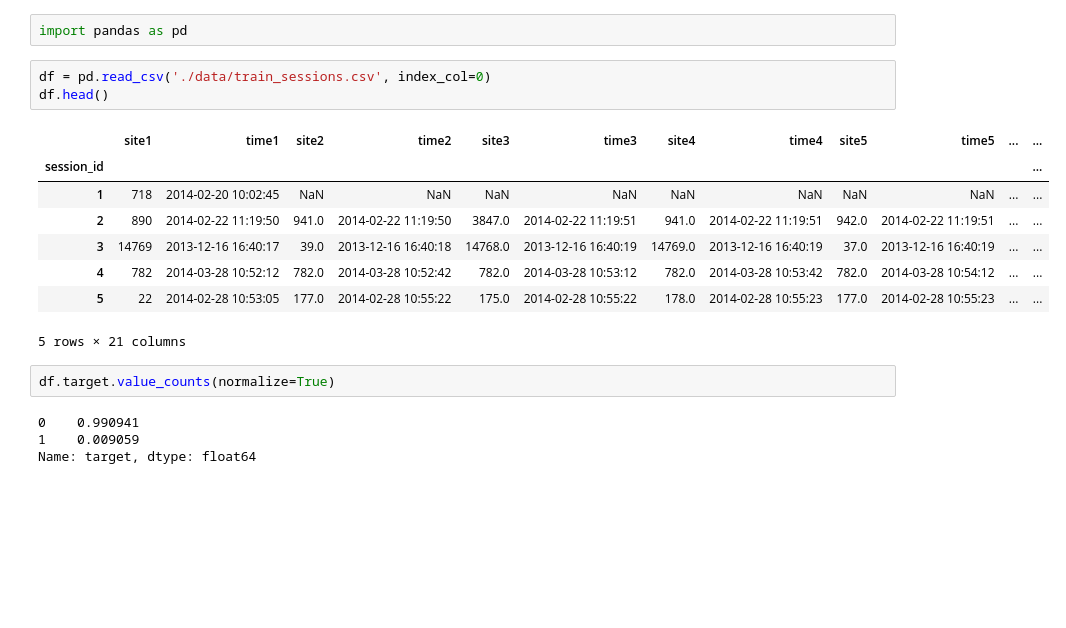
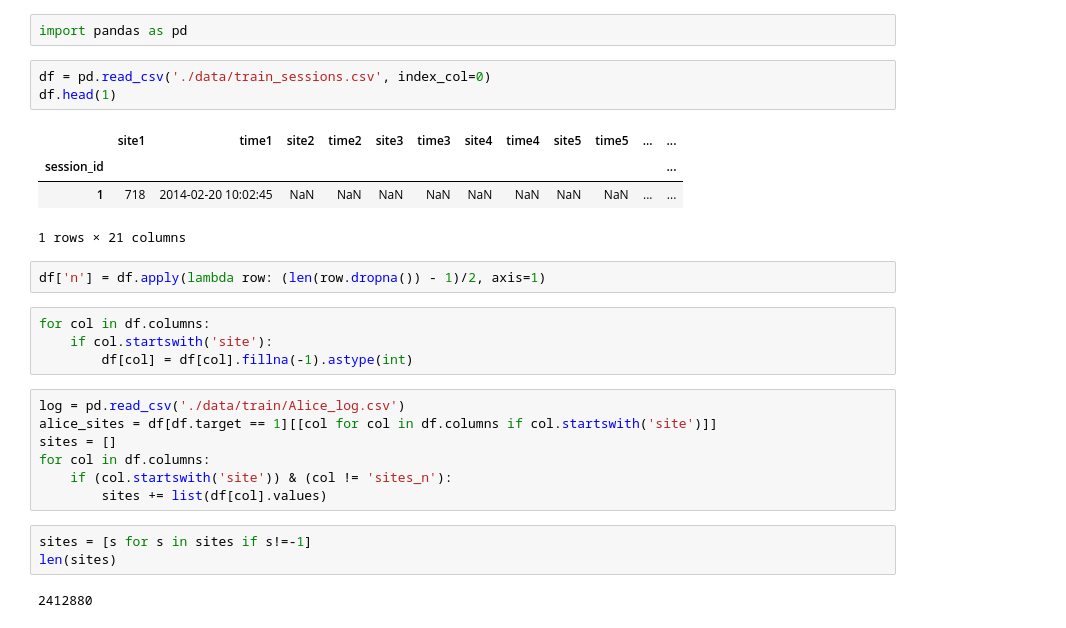
Before and after one commit to SoNicKKK/ML, a Jupyter notebook: mlcourse-open/alice/EDA.ipynb, the cells around one changed output. Cells and saved outputs as stored; diff of their text form; blank space fills up the shorter version.

Commit message:
update alice

```diff
--- a/mlcourse-open/alice/EDA.ipynb
+++ b/mlcourse-open/alice/EDA.ipynb
@@ -2,19 +2,27 @@
 import pandas as pd
 # %%
 df = pd.read_csv('./data/train_sessions.csv', index_col=0)
-df.head()
+df.head(1)
 # %% [output]
 |  | site1 | time1 | site2 | time2 | site3 | time3 | site4 | time4 | site5 | time5 | ... | ... |
 | session_id |  |  |  |  |  |  |  |  |  |  |  | ... |
 | 1 | 718 | 2014-02-20 10:02:45 | NaN | NaN | NaN | NaN | NaN | NaN | NaN | NaN | ... | ... |
-| 2 | 890 | 2014-02-22 11:19:50 | 941.0 | 2014-02-22 11:19:50 | 3847.0 | 2014-02-22 11:19:51 | 941.0 | 2014-02-22 11:19:51 | 942.0 | 2014-02-22 11:19:51 | ... | ... |
-| 3 | 14769 | 2013-12-16 16:40:17 | 39.0 | 2013-12-16 16:40:18 | 14768.0 | 2013-12-16 16:40:19 | 14769.0 | 2013-12-16 16:40:19 | 37.0 | 2013-12-16 16:40:19 | ... | ... |
-| 4 | 782 | 2014-03-28 10:52:12 | 782.0 | 2014-03-28 10:52:42 | 782.0 | 2014-03-28 10:53:12 | 782.0 | 2014-03-28 10:53:42 | 782.0 | 2014-03-28 10:54:12 | ... | ... |
-| 5 | 22 | 2014-02-28 10:53:05 | 177.0 | 2014-02-28 10:55:22 | 175.0 | 2014-02-28 10:55:22 | 178.0 | 2014-02-28 10:55:23 | 177.0 | 2014-02-28 10:55:23 | ... | ... |
-5 rows × 21 columns
+1 rows × 21 columns
-# %%
-df.target.value_counts(normalize=True)
-# %% [output]
-0    0.990941
-1    0.009059
-Name: target, dtype: float64
+# %%
+df['n'] = df.apply(lambda row: (len(row.dropna()) - 1)/2, axis=1)
+# %%
+for col in df.columns:
+    if col.startswith('site'):
+        df[col] = df[col].fillna(-1).astype(int)
+# %%
+log = pd.read_csv('./data/train/Alice_log.csv')
+alice_sites = df[df.target == 1][[col for col in df.columns if col.startswith('site')]]
+sites = []
+for col in df.columns:
+    if (col.startswith('site')) & (col != 'sites_n'):
+        sites += list(df[col].values)
+# %%
+sites = [s for s in sites if s!=-1]
+len(sites)
+# %% [output]
+2412880
```
Also changed, not shown: parts of 22 cells of this notebook.
